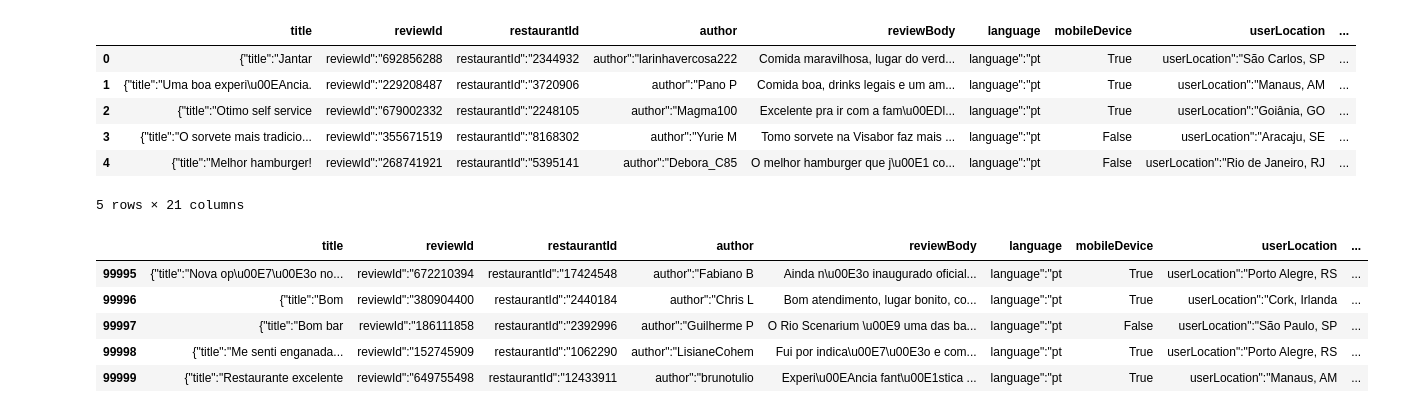
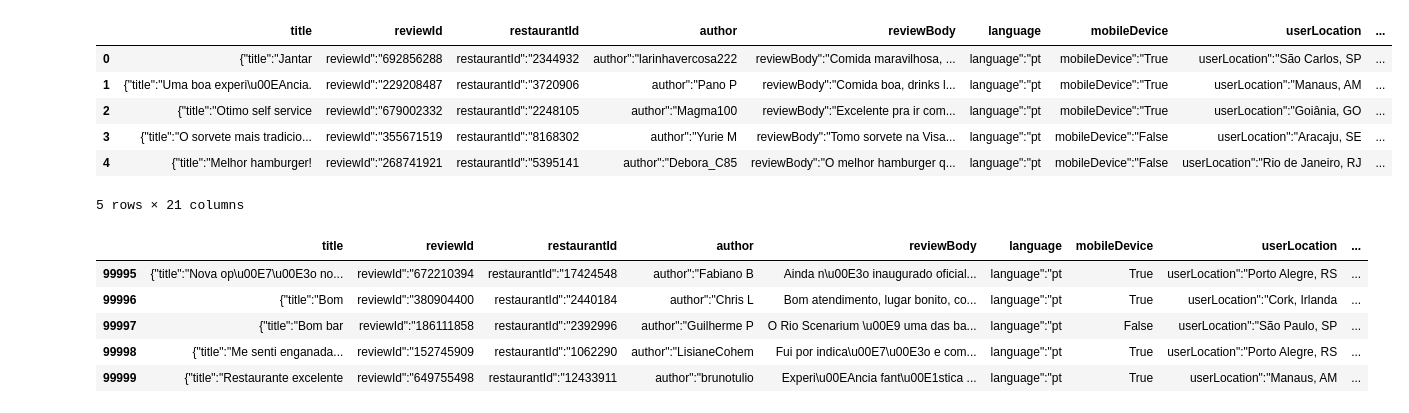
Before and after one commit to paulordie/gitTest, a Jupyter notebook: piloto-2.ipynb, the cells around one changed output. Saved outputs shown, nothing was run; the diff lists cells and outputs as text; code cells hidden in the pictures.

```diff
--- a/piloto-2.ipynb
+++ b/piloto-2.ipynb
@@ -16,15 +16,15 @@ from textblob import TextBlob
 #.mount("/content/drive")
 # %%
 cols = ['title','reviewId', 'restaurantId','author','reviewBody','language','mobileDevice','userLocation','publicationDate','visitDate','ratingValue','itemReviewed','address','addressLocality','addressRegion','postalCode','country','website','email','phoneNumber','averageRating']
-train_data = pd.read_csv('pc-dataset-v2.csv', names= cols, engine = 'python', delimiter='","', skiprows=0)
+train_data = pd.read_csv('dataset-v2.dat', names= cols, engine = 'python', delimiter='","', skiprows=0 ,encoding='utf-8')
 train_data.head()
 # %% [output]
 |  | title | reviewId | restaurantId | author | reviewBody | language | mobileDevice | userLocation | ... |
-| 0 | {"title":"Jantar | reviewId":"692856288 | restaurantId":"2344932 | author":"larinhavercosa222 | Comida maravilhosa, lugar do verd... | language":"pt | True | userLocation":"São Carlos, SP | ... |
-| 1 | {"title":"Uma boa experi\u00EAncia. | reviewId":"229208487 | restaurantId":"3720906 | author":"Pano P | Comida boa, drinks legais e um am... | language":"pt | True | userLocation":"Manaus, AM | ... |
-| 2 | {"title":"Otimo self service | reviewId":"679002332 | restaurantId":"2248105 | author":"Magma100 | Excelente pra ir com a fam\u00EDl... | language":"pt | True | userLocation":"Goiânia, GO | ... |
-| 3 | {"title":"O sorvete mais tradicio... | reviewId":"355671519 | restaurantId":"8168302 | author":"Yurie M | Tomo sorvete na Visabor faz mais ... | language":"pt | False | userLocation":"Aracaju, SE | ... |
-| 4 | {"title":"Melhor hamburger! | reviewId":"268741921 | restaurantId":"5395141 | author":"Debora_C85 | O melhor hamburger que j\u00E1 co... | language":"pt | False | userLocation":"Rio de Janeiro, RJ | ... |
+| 0 | {"title":"Jantar | reviewId":"692856288 | restaurantId":"2344932 | author":"larinhavercosa222 | reviewBody":"Comida maravilhosa, ... | language":"pt | mobileDevice":"True | userLocation":"São Carlos, SP | ... |
+| 1 | {"title":"Uma boa experi\u00EAncia. | reviewId":"229208487 | restaurantId":"3720906 | author":"Pano P | reviewBody":"Comida boa, drinks l... | language":"pt | mobileDevice":"True | userLocation":"Manaus, AM | ... |
+| 2 | {"title":"Otimo self service | reviewId":"679002332 | restaurantId":"2248105 | author":"Magma100 | reviewBody":"Excelente pra ir com... | language":"pt | mobileDevice":"True | userLocation":"Goiânia, GO | ... |
+| 3 | {"title":"O sorvete mais tradicio... | reviewId":"355671519 | restaurantId":"8168302 | author":"Yurie M | reviewBody":"Tomo sorvete na Visa... | language":"pt | mobileDevice":"False | userLocation":"Aracaju, SE | ... |
+| 4 | {"title":"Melhor hamburger! | reviewId":"268741921 | restaurantId":"5395141 | author":"Debora_C85 | reviewBody":"O melhor hamburger q... | language":"pt | mobileDevice":"False | userLocation":"Rio de Janeiro, RJ | ... |
 5 rows × 21 columns
 # %%
 train_data.tail()
```
Also changed, not shown: 1 other file.
